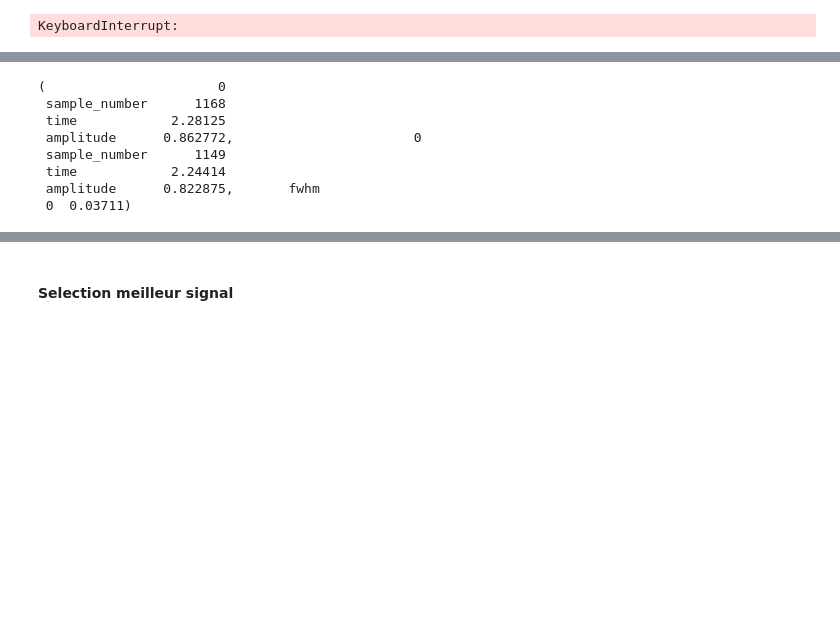
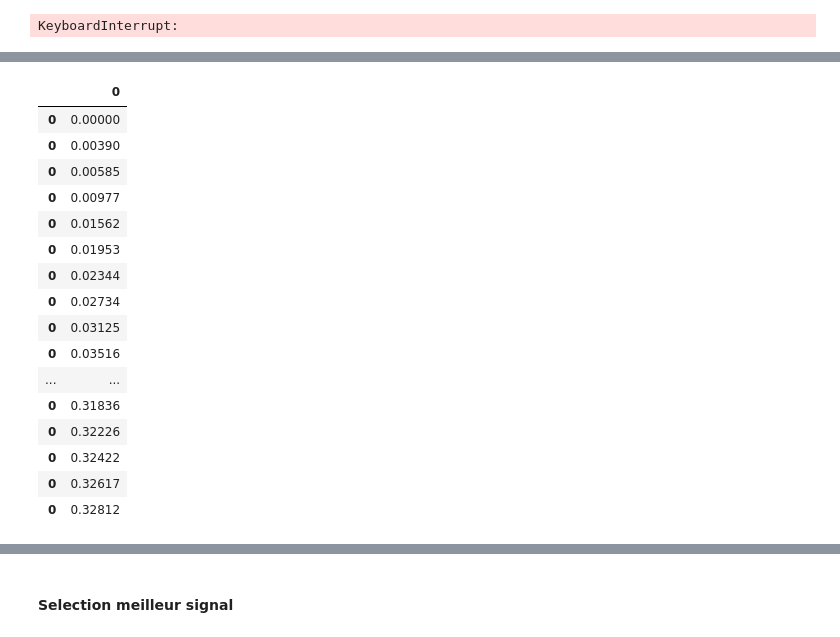
Before and after one commit to brouailalexandre/pesage-par-pont, a Jupyter notebook: Jupyter notebook/Conversion fichier txt.ipynb, the cells around one changed output, grey strips where cells are left out. Cells and saved outputs as stored; diff of their text form; code cells hidden in the pictures; blank space fills up the shorter version.

```diff
--- a/Jupyter notebook/Conversion fichier txt.ipynb
+++ b/Jupyter notebook/Conversion fichier txt.ipynb
@@ -71,14 +86,23 @@ IndexingError: Too many indexers
 # %%
-sig.peaks[0].calculate__fwhm()
+sig.peaks[0].fwhm
 # %% [output]
-(                      0
- sample_number      1168
- time            2.28125
- amplitude      0.862772,                       0
- sample_number      1149
- time            2.24414
- amplitude      0.822875,       fwhm
- 0  0.03711)
+|  | 0 |
+| 0 | 0.00000 |
+| 0 | 0.00390 |
+| 0 | 0.00585 |
+| 0 | 0.00977 |
+| 0 | 0.01562 |
+| 0 | 0.01953 |
+| 0 | 0.02344 |
+| 0 | 0.02734 |
+| 0 | 0.03125 |
+| 0 | 0.03516 |
+| ... | ... |
+| 0 | 0.31836 |
+| 0 | 0.32226 |
+| 0 | 0.32422 |
+| 0 | 0.32617 |
+| 0 | 0.32812 |
 # %%
 sig.show()
 # %% [output]
```
Also changed, not shown: parts of 4 cells of this notebook, 1 other file.
